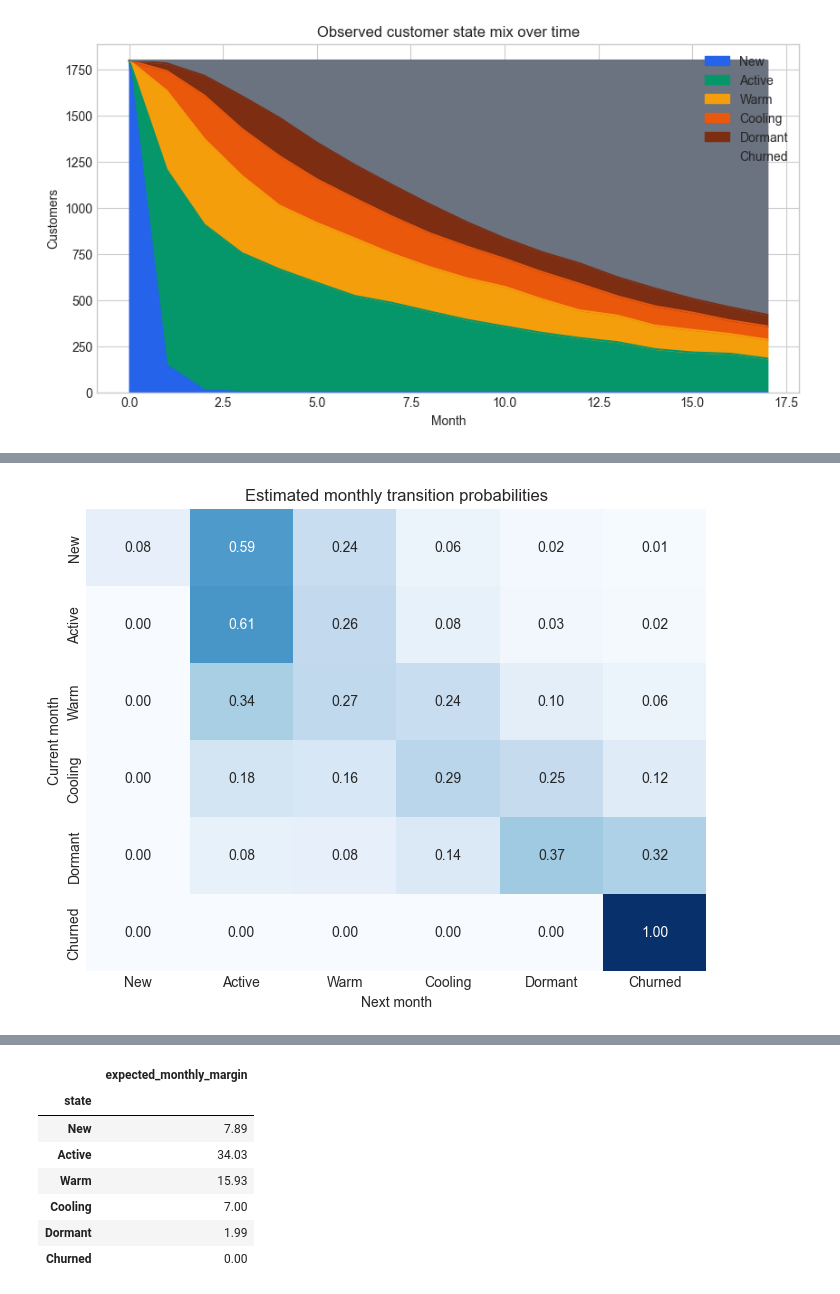
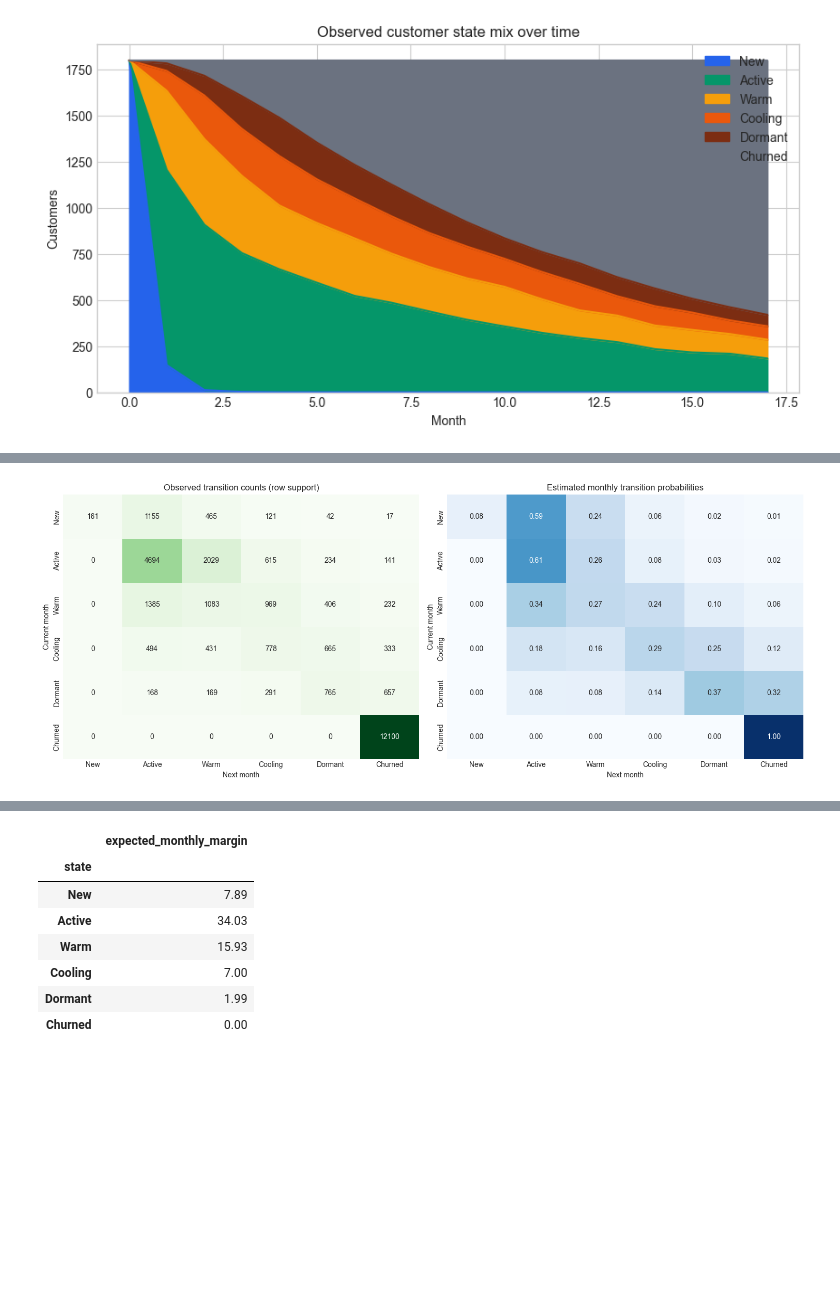
Before and after one commit to josephazar/Survival_Analysis_Demo, a Jupyter notebook: btyd_analysis/LTV_Markov_Intro_End_to_End_Project.ipynb, the cells around one changed output, grey strips where cells are left out. Saved outputs shown, nothing was run; the diff lists cells and outputs as text; code cells hidden in the pictures; blank space fills up the shorter version.

```diff
--- a/btyd_analysis/LTV_Markov_Intro_End_to_End_Project.ipynb
+++ b/btyd_analysis/LTV_Markov_Intro_End_to_End_Project.ipynb
@@ -177,9 +226,14 @@ Row sums:
 # %%
-fig, ax = plt.subplots(figsize=(8, 6))
-sns.heatmap(P_hat, annot=True, fmt=".2f", cmap="Blues", ax=ax, cbar=False)
-ax.set_title("Estimated monthly transition probabilities")
-ax.set_xlabel("Next month")
-ax.set_ylabel("Current month")
+fig, axes = plt.subplots(1, 2, figsize=(15, 6))
+sns.heatmap(transition_counts, annot=True, fmt="d", cmap="Greens", ax=axes[0], cbar=False)
+axes[0].set_title("Observed transition counts (row support)")
+axes[0].set_xlabel("Next month")
+axes[0].set_ylabel("Current month")
+sns.heatmap(P_hat, annot=True, fmt=".2f", cmap="Blues", ax=axes[1], cbar=False)
+axes[1].set_title("Estimated monthly transition probabilities")
+axes[1].set_xlabel("Next month")
+axes[1].set_ylabel("Current month")
+plt.tight_layout()
 plt.show()
 # %% [output]
-[figure, old version]
+[figure, new version]
```
Also changed, not shown: parts of 26 cells of this notebook, 16 other files.
